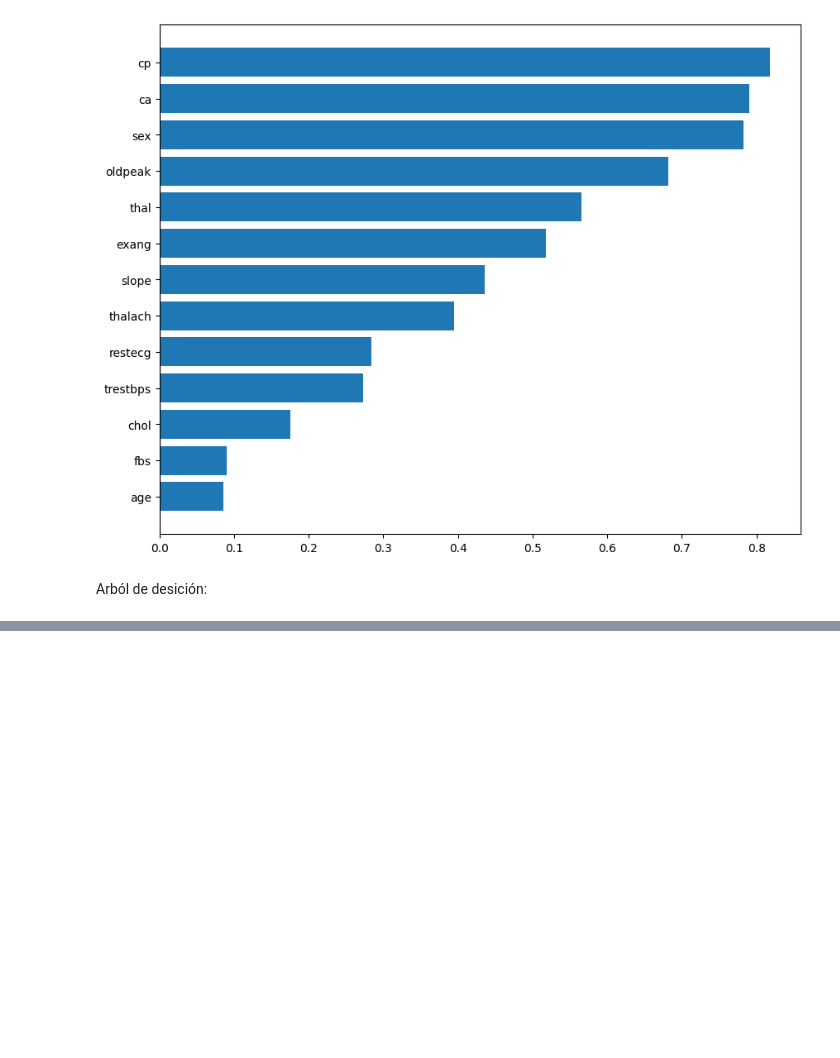
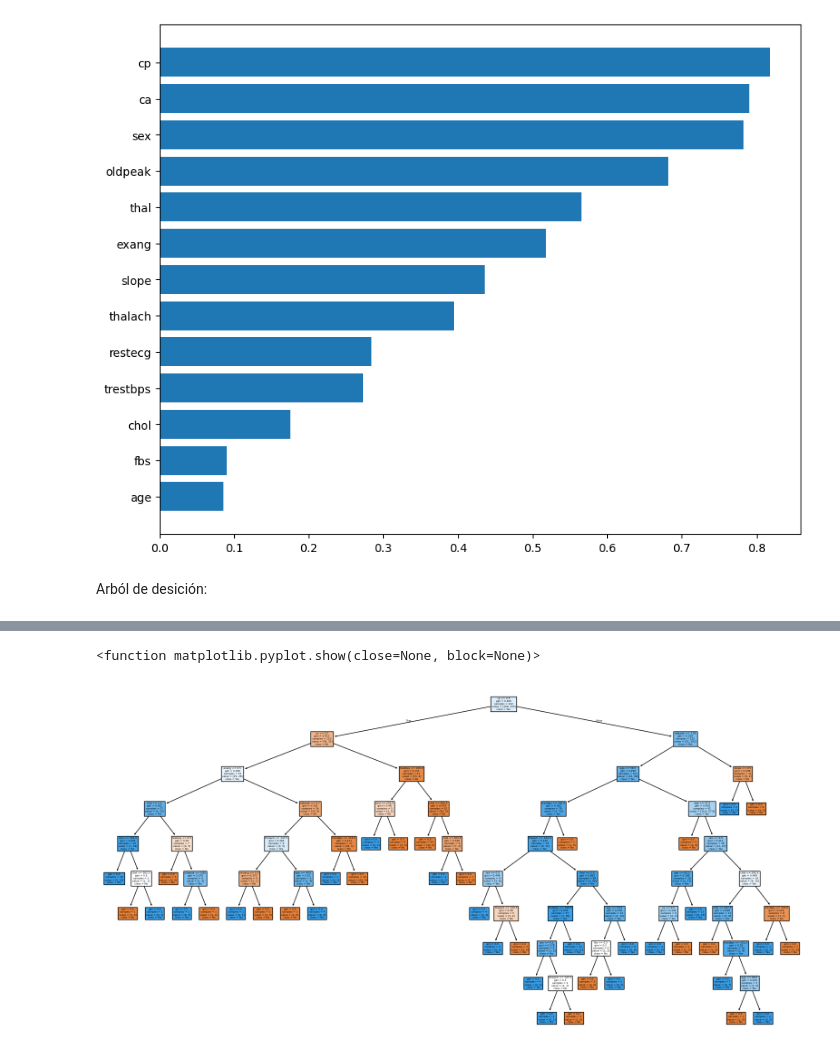
Before and after one commit to gabofrid/trabajos-chona---2024, a Jupyter notebook: trabajo 1/clase.ipynb, the cells around one changed output, grey strips where cells are left out. Saved outputs shown, nothing was run; the diff lists cells and outputs as text; code cells hidden in the pictures; blank space fills up the shorter version.

```diff
--- a/trabajo 1/clase.ipynb
+++ b/trabajo 1/clase.ipynb
@@ -364,0 +352,14 @@ from sklearn.tree import export_graphviz
+# %%
+from sklearn.tree import plot_tree , DecisionTreeClassifier
+import matplotlib.pyplot as plt
+
+#graficamos el arbol de desición
+dt_model = DecisionTreeClassifier()
+dt_model.fit(X_train, y_train)
+
+fig, ax = plt.subplots(figsize=(20,10))
+plot_tree(dt_model, filled = True, ax = ax , feature_names = X.columns, class_names=["No" , "Yes"])
+plt.show
+# %% [output]
+<function matplotlib.pyplot.show(close=None, block=None)>
+[figure, added]
```
Also changed, not shown: parts of 4 cells of this notebook.
